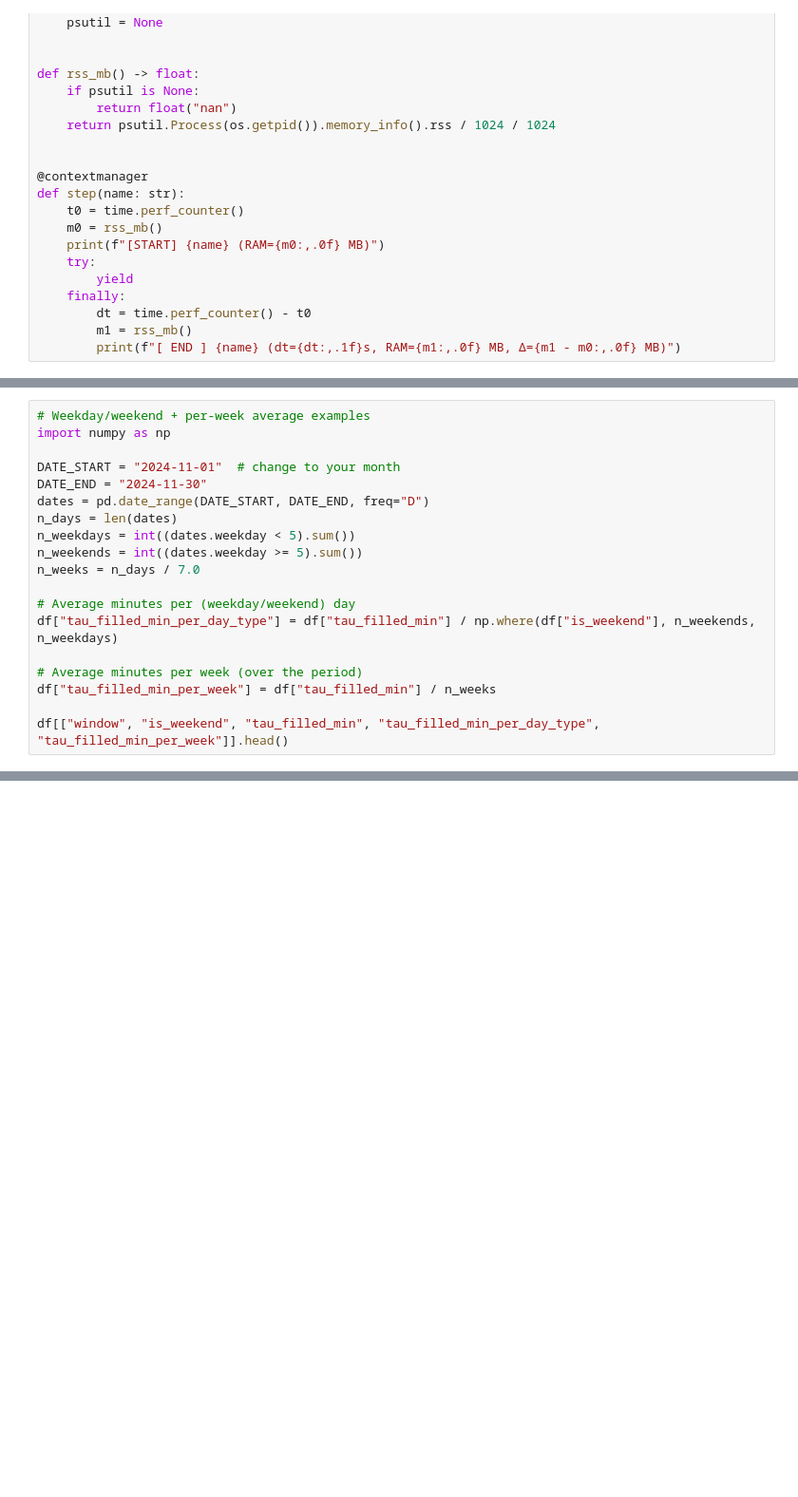
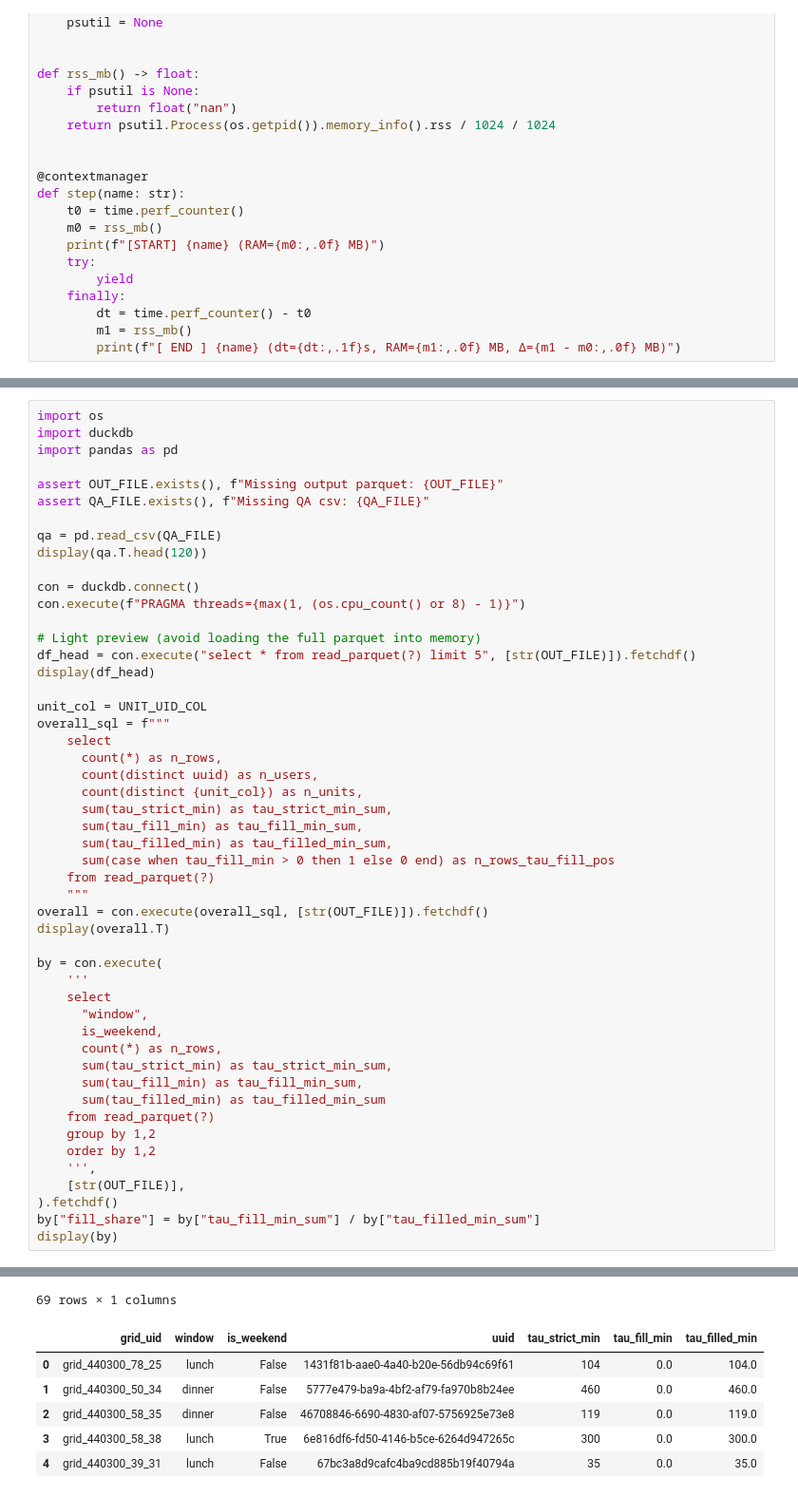
Before and after one commit to weipengdeng/poi_visit_aggregator, a Jupyter notebook: notebooks/Shenzhen_exposure_weight_demo.ipynb, the cells around one changed output, grey strips where cells are left out. Shown at 95% size. Cells and saved outputs as stored; diff of their text form; blank space fills up the shorter version.

```diff
--- a/notebooks/Shenzhen_exposure_weight_demo.ipynb
+++ b/notebooks/Shenzhen_exposure_weight_demo.ipynb
@@ -251,19 +387,51 @@ display(qa.T.head(50))
-# %%
-# Weekday/weekend + per-week average examples
-import numpy as np
-
-DATE_START = "2024-11-01"  # change to your month
-DATE_END = "2024-11-30"
-dates = pd.date_range(DATE_START, DATE_END, freq="D")
-n_days = len(dates)
-n_weekdays = int((dates.weekday < 5).sum())
-n_weekends = int((dates.weekday >= 5).sum())
-n_weeks = n_days / 7.0
-
-# Average minutes per (weekday/weekend) day
-df["tau_filled_min_per_day_type"] = df["tau_filled_min"] / np.where(df["is_weekend"], n_weekends, n_weekdays)
-
-# Average minutes per week (over the period)
-df["tau_filled_min_per_week"] = df["tau_filled_min"] / n_weeks
-
-df[["window", "is_weekend", "tau_filled_min", "tau_filled_min_per_day_type", "tau_filled_min_per_week"]].head()
+# %%
+import os
+import duckdb
+import pandas as pd
+
+assert OUT_FILE.exists(), f"Missing output parquet: {OUT_FILE}"
+assert QA_FILE.exists(), f"Missing QA csv: {QA_FILE}"
+
+qa = pd.read_csv(QA_FILE)
+display(qa.T.head(120))
+
+con = duckdb.connect()
+con.execute(f"PRAGMA threads={max(1, (os.cpu_count() or 8) - 1)}")
+
+# Light preview (avoid loading the full parquet into memory)
+df_head = con.execute("select * from read_parquet(?) limit 5", [str(OUT_FILE)]).fetchdf()
+display(df_head)
+
+unit_col = UNIT_UID_COL
+overall_sql = f"""
+    select
+      count(*) as n_rows,
+      count(distinct uuid) as n_users,
+      count(distinct {unit_col}) as n_units,
+      sum(tau_strict_min) as tau_strict_min_sum,
+      sum(tau_fill_min) as tau_fill_min_sum,
+      sum(tau_filled_min) as tau_filled_min_sum,
+      sum(case when tau_fill_min > 0 then 1 else 0 end) as n_rows_tau_fill_pos
+    from read_parquet(?)
+    """
+overall = con.execute(overall_sql, [str(OUT_FILE)]).fetchdf()
+display(overall.T)
+
+by = con.execute(
+    '''
+    select
+      "window",
+      is_weekend,
+      count(*) as n_rows,
+      sum(tau_strict_min) as tau_strict_min_sum,
+      sum(tau_fill_min) as tau_fill_min_sum,
+      sum(tau_filled_min) as tau_filled_min_sum
+    from read_parquet(?)
+    group by 1,2
+    order by 1,2
+    ''',
+    [str(OUT_FILE)],
+).fetchdf()
+by["fill_share"] = by["tau_fill_min_sum"] / by["tau_filled_min_sum"]
+display(by)
+# %% [output]
@@ -269,0 +450,7 @@ df[["window", "is_weekend", "tau_filled_min", "tau_filled_min_per_day_type", "ta
+69 rows × 1 columns
+|  | grid_uid | window | is_weekend | uuid | tau_strict_min | tau_fill_min | tau_filled_min |
+| 0 | grid_440300_78_25 | lunch | False | 1431f81b-aae0-4a40-b20e-56db94c69f61 | 104 | 0.0 | 104.0 |
+| 1 | grid_440300_50_34 | dinner | False | 5777e479-ba9a-4bf2-af79-fa970b8b24ee | 460 | 0.0 | 460.0 |
+| 2 | grid_440300_58_35 | dinner | False | 46708846-6690-4830-af07-5756925e73e8 | 119 | 0.0 | 119.0 |
+| 3 | grid_440300_58_38 | lunch | True | 6e816df6-fd50-4146-b5ce-6264d947265c | 300 | 0.0 | 300.0 |
+| 4 | grid_440300_39_31 | lunch | False | 67bc3a8d9cafc4ba9cd885b19f40794a | 35 | 0.0 | 35.0 |
```
Also changed, not shown: parts of 27 cells of this notebook, 5 other files.
